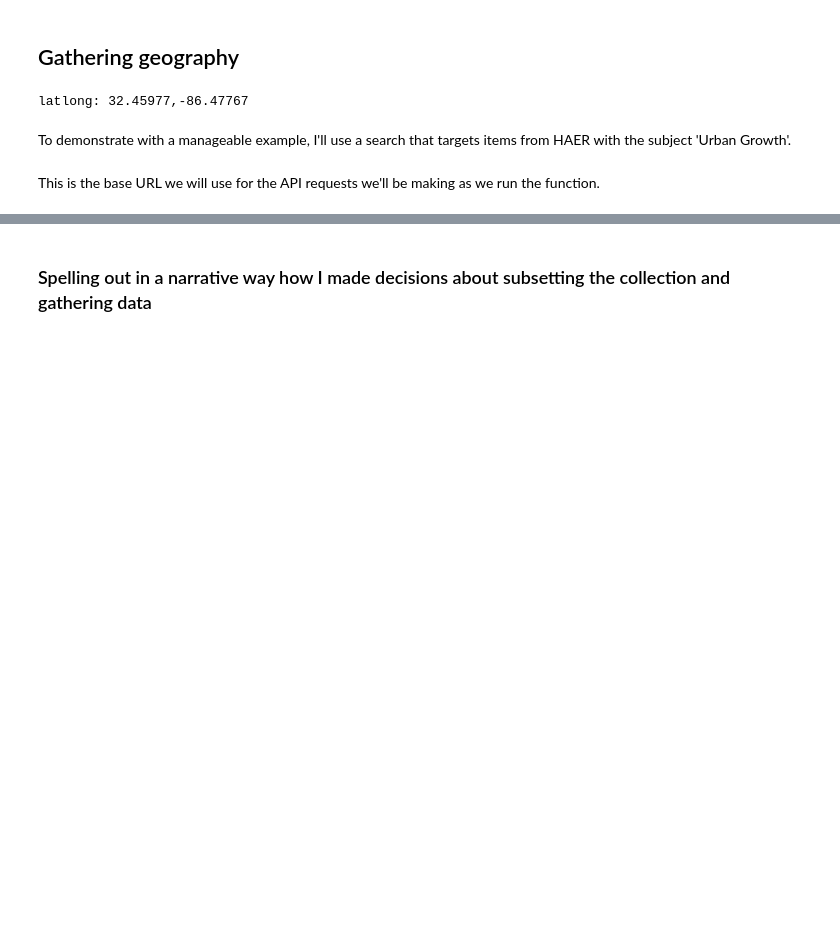
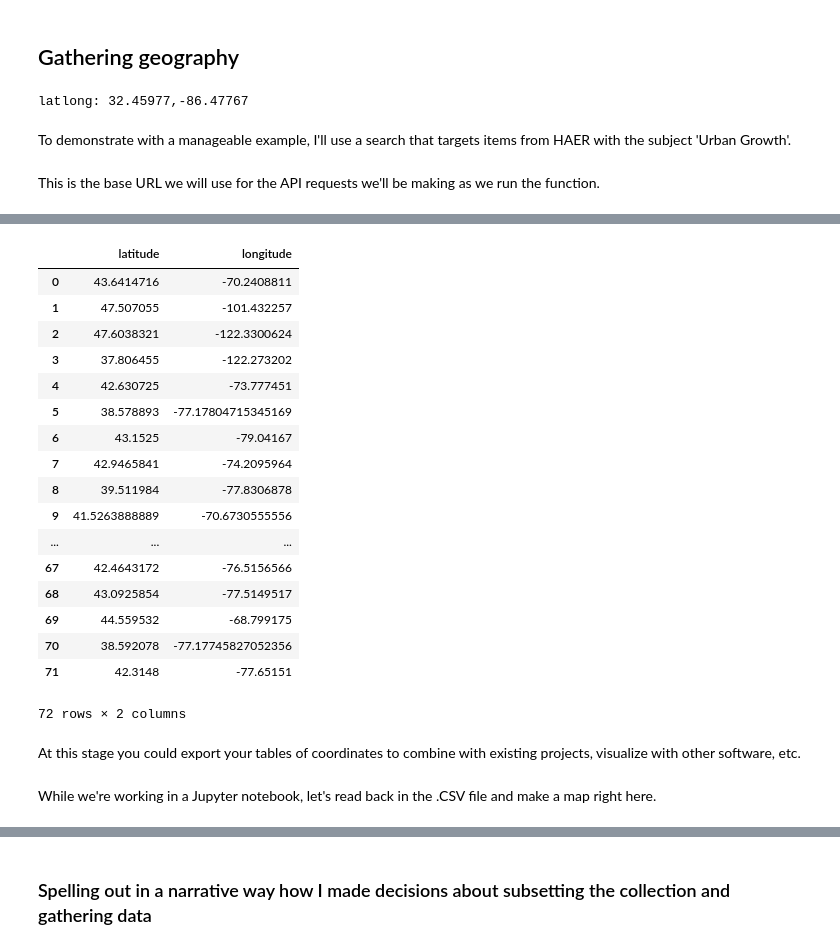
Before and after one commit to LibraryOfCongress/data-exploration, a Jupyter notebook: Extracting coordinates from images for spatial analysis.ipynb, the cells around one changed output, grey strips where cells are left out. Saved outputs shown, nothing was run; the diff lists cells and outputs as text; code cells hidden in the pictures; blank space fills up the shorter version.

```diff
--- a/Extracting coordinates from images for spatial analysis.ipynb
+++ b/Extracting coordinates from images for spatial analysis.ipynb
@@ -94,17 +90,17 @@ def get_image_urls(url, items=[]):
     if data["pagination"]["next"] is not None: # make sure we haven't hit the end of the pages
         next_url = data["pagination"]["next"]
         #print("getting next page: {0}".format(next_url))
-        get_lat_longs(next_url, items)
+        get_image_urls(next_url, items)
 
     return items
 # %% [markdown]
 To demonstrate with a manageable example, I'll use a search that targets items from HAER with the subject 'Urban Growth'.
 # %%
-url = "https://www.loc.gov/search/?fa=subject:urban+growth&fo=json"
+url = "https://www.loc.gov/search/?fa=contributor:christianson,+justine&fo=json"
 # %% [markdown]
 This is the base URL we will use for the API requests we'll be making as we run the function.
 # %%
 # Once you've found a search that targets the items that interest you, copy the URL.
 # That will be the base URL for your API request.
 
-print('Item links for Urban Growth: {}'.format(get_image_urls(url, items=[])))
+image_urls = get_image_urls(url, items=[])
@@ -164,0 +113,3 @@ map_nyc
+# %%
+# to save on a little time, let's see what the last 100 look like
+img100 = image_urls[-100]
@@ -164,0 +176,35 @@ map_nyc
+# %%
+# convert latlong set to list
+latlong_list = list(spatial_set)
+
+# convert list to pandas dataframe
+df = pd.DataFrame(latlong_list)
+
+# split coordinates into two columns
+df = df[0].str.split(',', expand=True)
+
+# rename columns with latitude and longitude
+df = df.rename(columns={0:'latitude', 1:'longitude'})
+
+df
+# %% [output]
+|  | latitude | longitude |
+| 0 | 43.6414716 | -70.2408811 |
+| 1 | 47.507055 | -101.432257 |
+| 2 | 47.6038321 | -122.3300624 |
+| 3 | 37.806455 | -122.273202 |
+| 4 | 42.630725 | -73.777451 |
+| 5 | 38.578893 | -77.17804715345169 |
+| 6 | 43.1525 | -79.04167 |
+| 7 | 42.9465841 | -74.2095964 |
+| 8 | 39.511984 | -77.8306878 |
+| 9 | 41.5263888889 | -70.6730555556 |
+| ... | ... | ... |
+| 67 | 42.4643172 | -76.5156566 |
+| 68 | 43.0925854 | -77.5149517 |
+| 69 | 44.559532 | -68.799175 |
+| 70 | 38.592078 | -77.17745827052356 |
+| 71 | 42.3148 | -77.65151 |
+72 rows × 2 columns
+# %% [markdown]
+At this stage you could export your tables of coordinates to combine with existing projects, visualize with other software, etc.
@@ -164,0 +214,2 @@ map_nyc
+# %% [markdown]
+While we're working in a Jupyter notebook, let's read back in the .CSV file and make a map right here.
```
Also changed, not shown: parts of 38 cells of this notebook.
